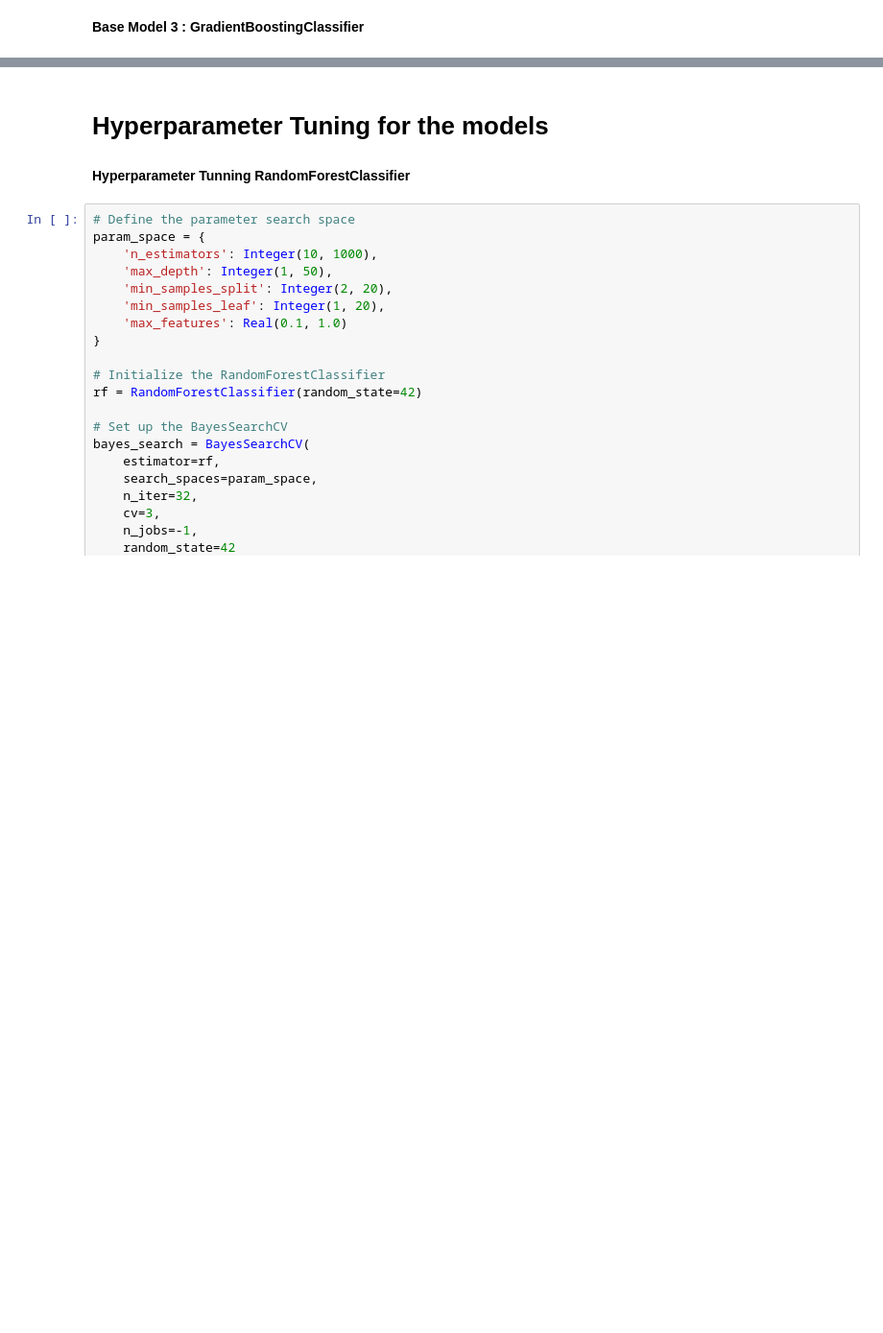
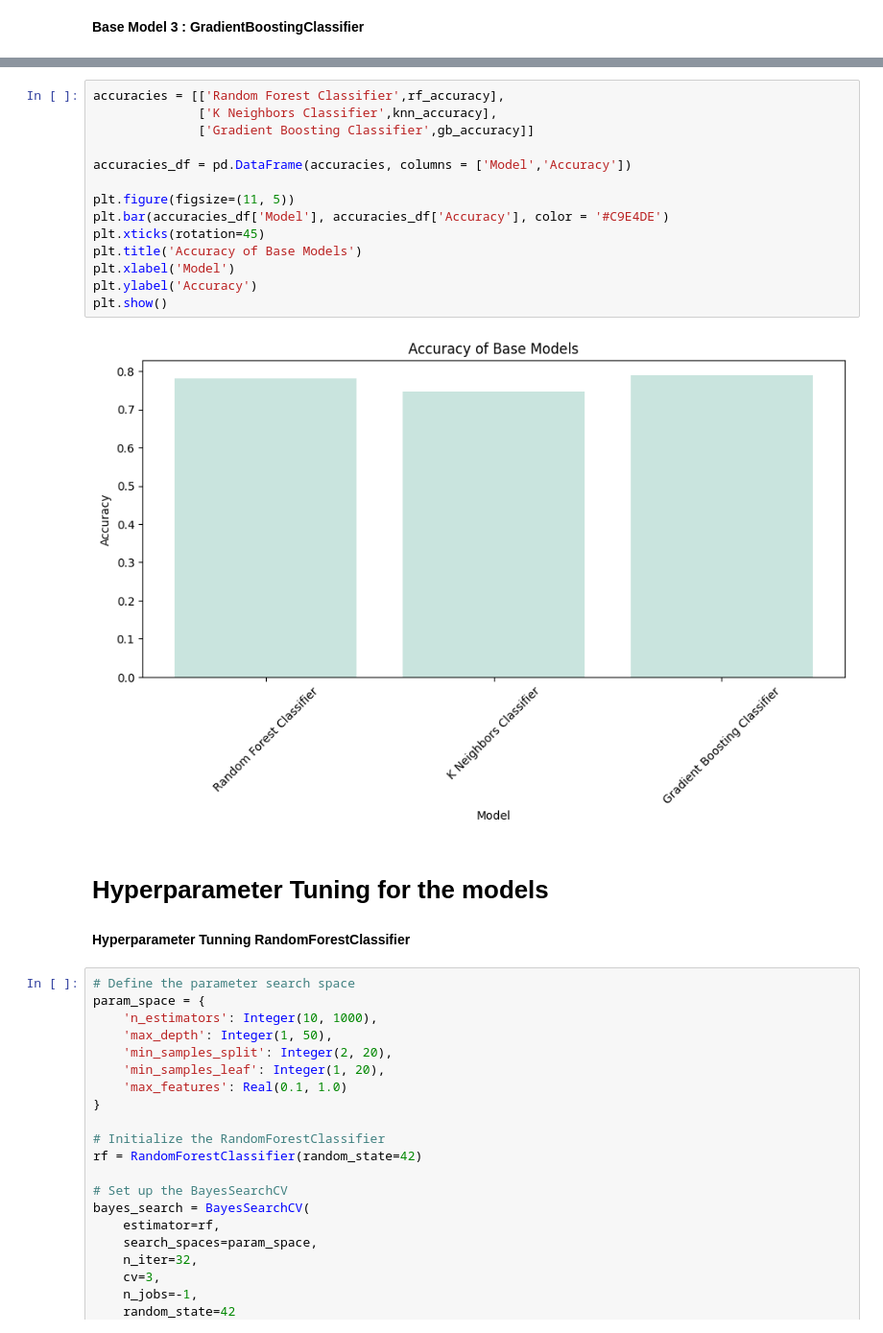
Before and after one commit to ss22aba/NEW, a Jupyter notebook: NEW_PROJECT.ipynb, the cells around one changed output, grey strips where cells are left out. Shown at 96% size. Saved outputs shown, nothing was run; the diff lists cells and outputs as text; blank space fills up the shorter version.

```diff
--- a/NEW_PROJECT.ipynb
+++ b/NEW_PROJECT.ipynb
@@ -616,3 +589,19 @@ Time taken to predict: 0.02 seconds
+# %%
+accuracies = [['Random Forest Classifier',rf_accuracy],
+              ['K Neighbors Classifier',knn_accuracy],
+              ['Gradient Boosting Classifier',gb_accuracy]]
+
+accuracies_df = pd.DataFrame(accuracies, columns = ['Model','Accuracy'])
+
+plt.figure(figsize=(11, 5))
+plt.bar(accuracies_df['Model'], accuracies_df['Accuracy'], color = '#C9E4DE')
+plt.xticks(rotation=45)
+plt.title('Accuracy of Base Models')
+plt.xlabel('Model')
+plt.ylabel('Accuracy')
+plt.show()
+# %% [output]
+[figure, added]
 # %% [markdown]
 # **Hyperparameter Tuning for the models**
 # %% [markdown]
```
Also changed, not shown: parts of 23 cells of this notebook.
